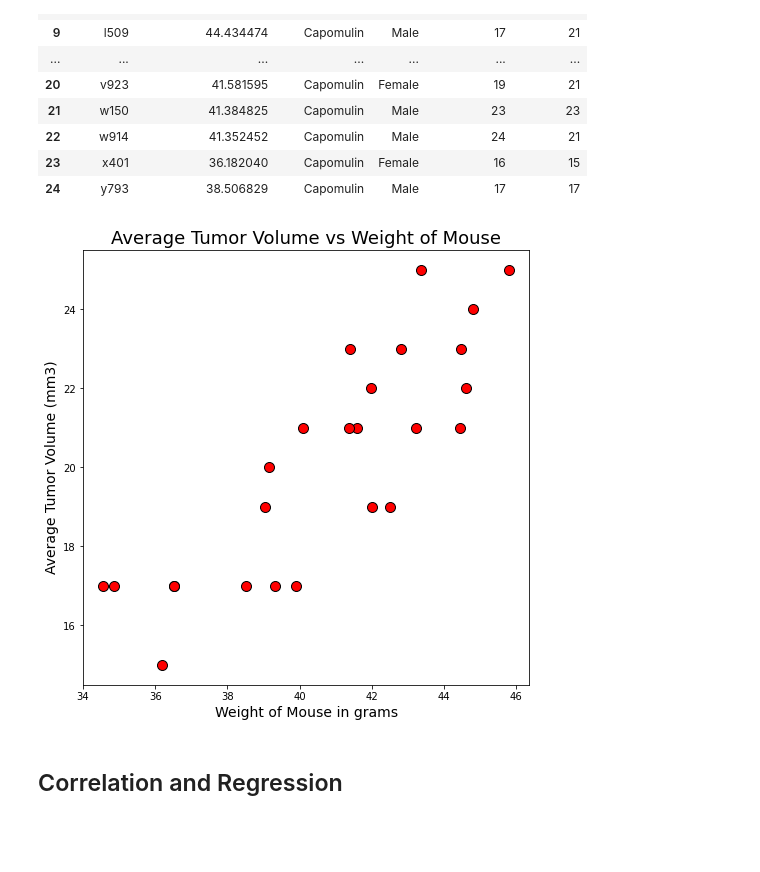
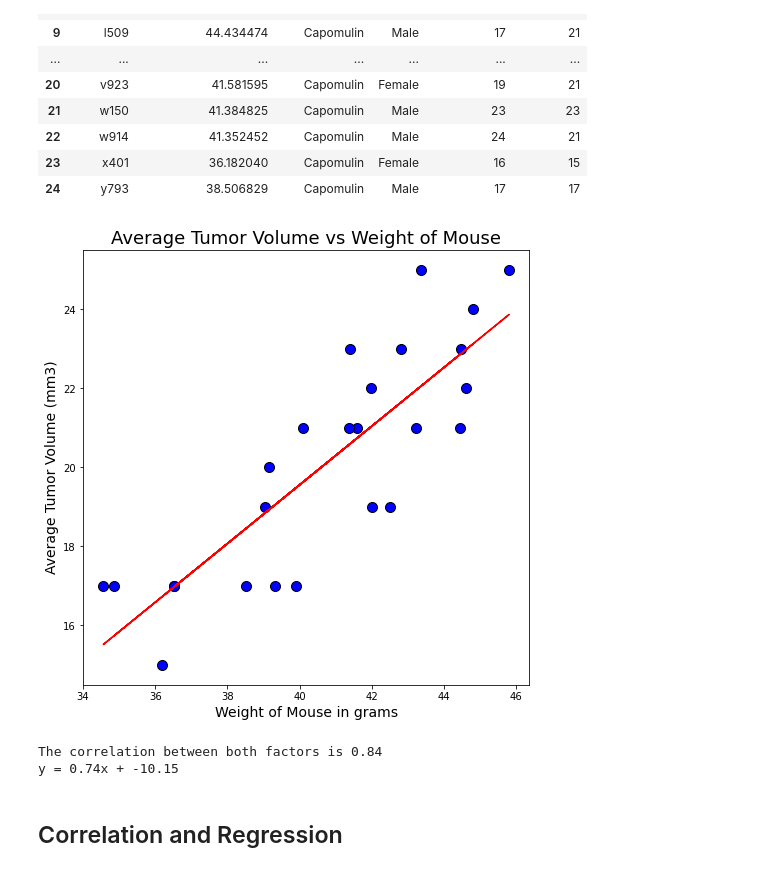
Before and after one commit to Corters22/Pymaceuticals_Review, a Jupyter notebook: pymaceuticals_starter.ipynb, the cells around one changed output. Drawn from its saved outputs; the diff is of its cells as text; code cells hidden in the pictures; blank space fills up the shorter version.

Commit message:
added correlation and lineregress

```diff
--- a/pymaceuticals_starter.ipynb
+++ b/pymaceuticals_starter.ipynb
@@ -377,19 +377,33 @@ avg_tumor_per_mouse_df
 | 24 | y793 | 38.506829 | Capomulin | Male | 17 | 17 |
 # %%
 #creating scatter plot
+
+from scipy.stats import linregress
 
 fig3 = plt.figure(figsize=(8, 8))
 y_axis = avg_tumor_per_mouse_df["Weight (g)"]
 x_axis = avg_tumor_per_mouse_df["Tumor Volume (mm3)"]
+(slope, intercept, rvalue, pvalue, stderr) = linregress(x_axis, y_axis)
+regress_values = x_axis * slope + intercept
+line_eq = "y = " + str(round(slope,2)) + "x + " + str(round(intercept,2))
 
+plt.scatter(x_axis, y_axis, s=100, marker="o", facecolors="blue", edgecolors='black')
+plt.plot(x_axis,regress_values,"r-")
+#plt.annotate(line_eq,(4,4),color="red")
 
-plt.scatter(x_axis, y_axis, s=100, marker="o", facecolors="red", edgecolors='black')
 plt.xlabel("Weight of Mouse in grams", fontsize=14)
 plt.ylabel("Average Tumor Volume (mm3)", fontsize=14)
 plt.title("Average Tumor Volume vs Weight of Mouse", fontsize=18)
+#plt.tight_layout()
 plt.show()
+
+correlation = st.pearsonr(x_axis,y_axis)
+print(f"The correlation between both factors is {round(correlation[0],2)}")
+print(line_eq)
 # %% [output]
-[figure, old version]
+[figure, new version]
+The correlation between both factors is 0.84
+y = 0.74x + -10.15
 # %% [markdown]
 ## Correlation and Regression
 # %%
```
Also changed, not shown: parts of 2 cells of this notebook.
